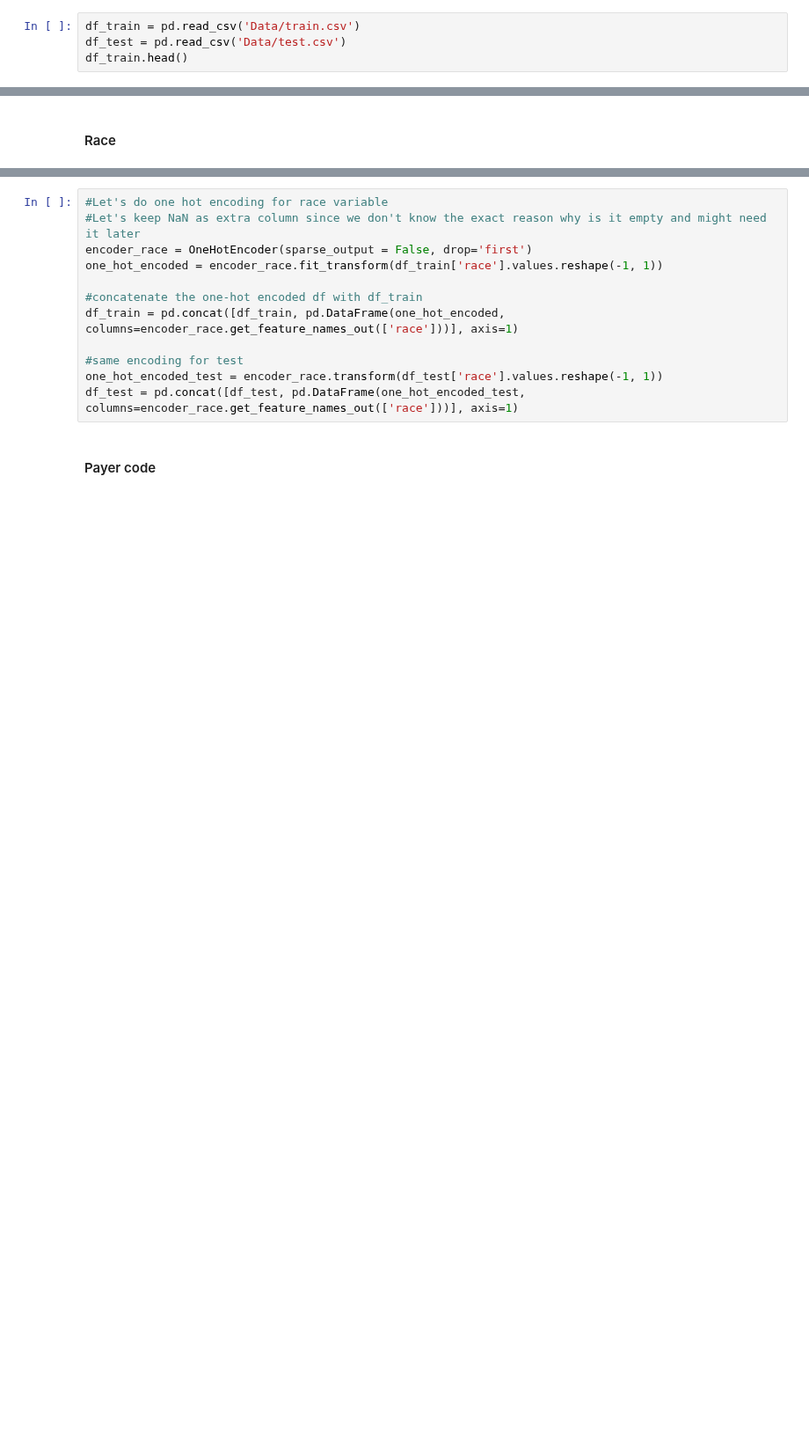
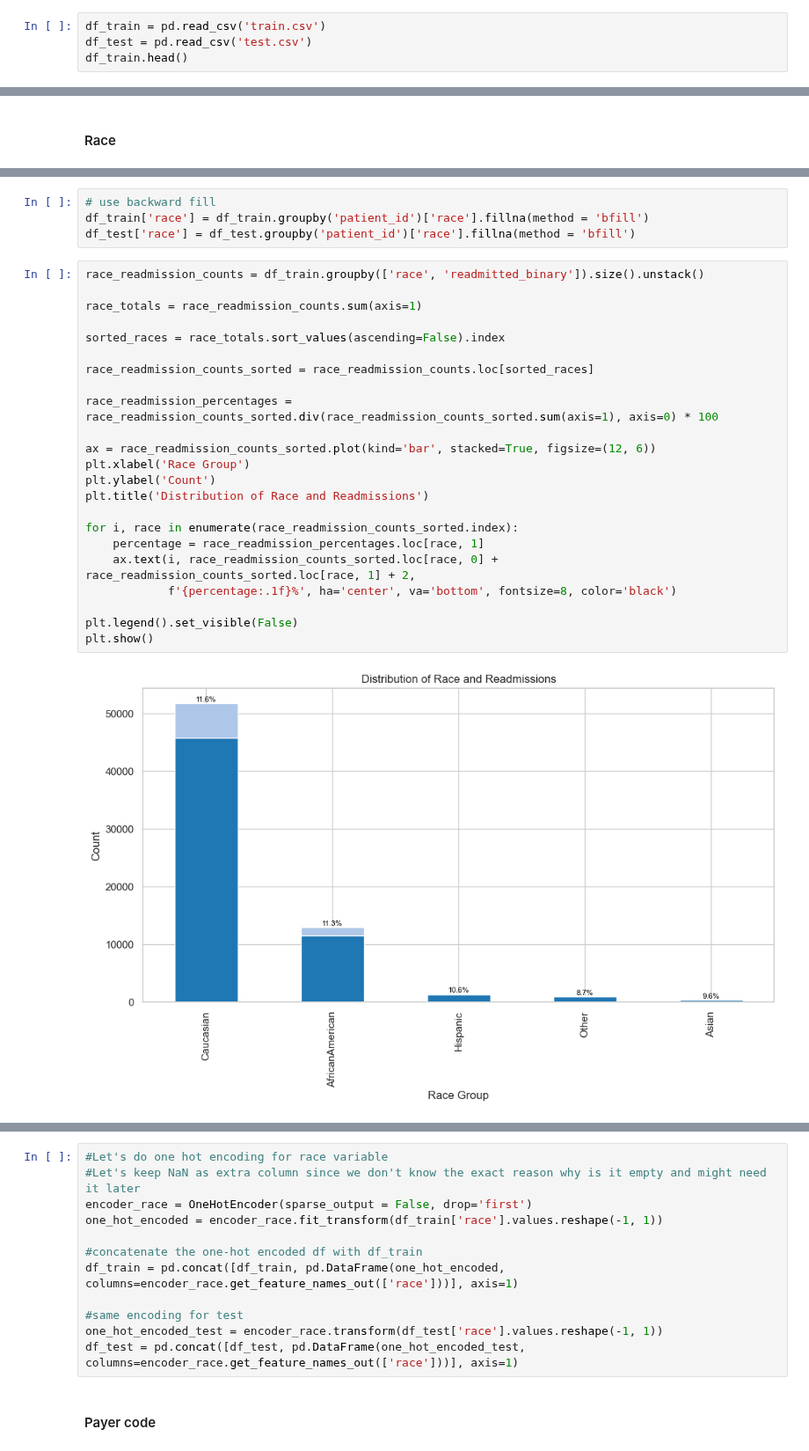
Before and after one commit to ontenkutsenko/ML_Hospital_Readmissions, a Jupyter notebook: Preprocessing and EDA with Plots.ipynb, the cells around one changed output, grey strips where cells are left out. Shown at 88% size. Drawn from its saved outputs; the diff is of its cells as text; blank space fills up the shorter version.

```diff
--- a/Preprocessing and EDA with Plots.ipynb
+++ b/Preprocessing and EDA with Plots.ipynb
@@ -47,8 +47,8 @@ Columns
 # %% [markdown]
 ### Data import and missing values
 # %%
-df_train = pd.read_csv('Data/train.csv')
-df_test = pd.read_csv('Data/test.csv')
+df_train = pd.read_csv('train.csv')
+df_test = pd.read_csv('test.csv')
 df_train.head()
 # %% [output]
 |  | encounter_id | country | patient_id | race | gender | age | weight | payer_code | ... |
@@ -195,0 +182,29 @@ plt.show()
+# %%
+# use backward fill
+df_train['race'] = df_train.groupby('patient_id')['race'].fillna(method = 'bfill')
+df_test['race'] = df_test.groupby('patient_id')['race'].fillna(method = 'bfill')
+# %%
+race_readmission_counts = df_train.groupby(['race', 'readmitted_binary']).size().unstack()
+
+race_totals = race_readmission_counts.sum(axis=1)
+
+sorted_races = race_totals.sort_values(ascending=False).index
+
+race_readmission_counts_sorted = race_readmission_counts.loc[sorted_races]
+
+race_readmission_percentages = race_readmission_counts_sorted.div(race_readmission_counts_sorted.sum(axis=1), axis=0) * 100
+
+ax = race_readmission_counts_sorted.plot(kind='bar', stacked=True, figsize=(12, 6))
+plt.xlabel('Race Group')
+plt.ylabel('Count')
+plt.title('Distribution of Race and Readmissions')
+
+for i, race in enumerate(race_readmission_counts_sorted.index):
+    percentage = race_readmission_percentages.loc[race, 1]
+    ax.text(i, race_readmission_counts_sorted.loc[race, 0] + race_readmission_counts_sorted.loc[race, 1] + 2,
+            f'{percentage:.1f}%', ha='center', va='bottom', fontsize=8, color='black')
+
+plt.legend().set_visible(False)
+plt.show()
+# %% [output]
+[figure, added]
```
Also changed, not shown: parts of 59 cells of this notebook.
